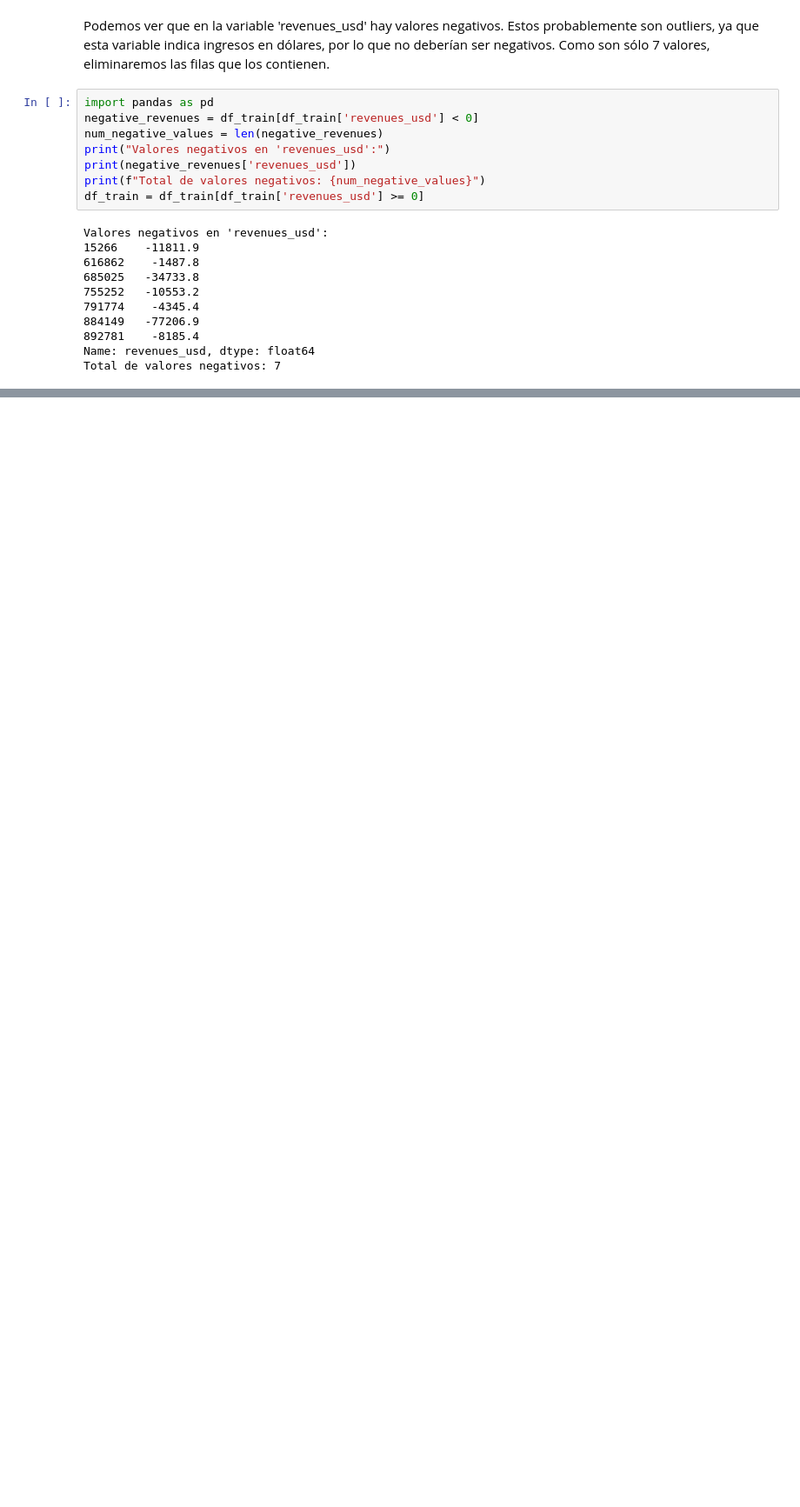
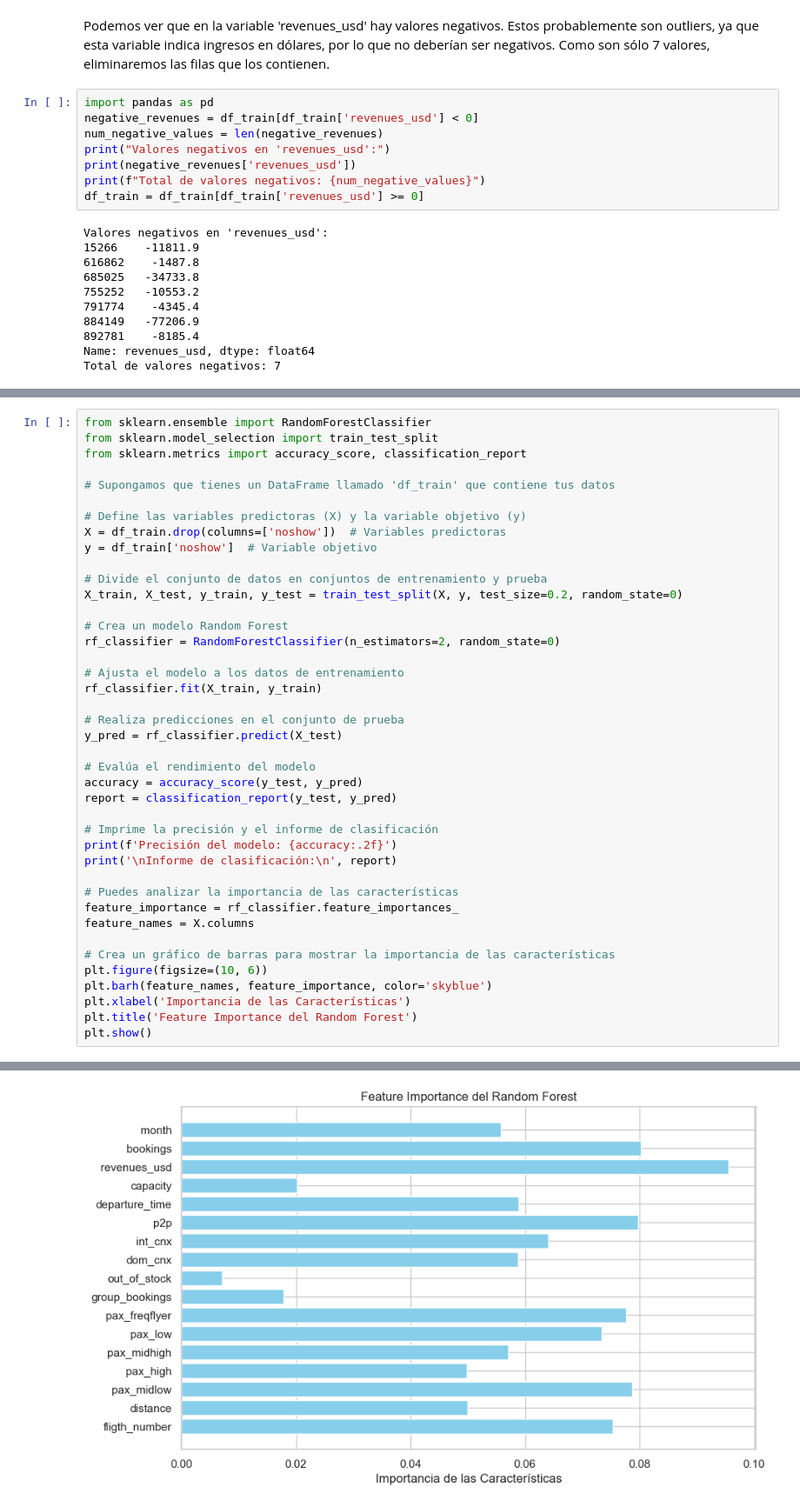
Before and after one commit to anitalittle/tarea2, a Jupyter notebook: tarea2.ipynb, the cells around one changed output, grey strips where cells are left out. Shown: that part at 87% size. Saved outputs shown, nothing was run; the diff lists cells and outputs as text; blank space fills up the shorter version.

```diff
--- a/tarea2.ipynb
+++ b/tarea2.ipynb
@@ -120,0 +215,42 @@ df_train['month'] = df_train['date'].dt.month
+# %%
+from sklearn.ensemble import RandomForestClassifier
+from sklearn.model_selection import train_test_split
+from sklearn.metrics import accuracy_score, classification_report
+
+# Supongamos que tienes un DataFrame llamado 'df_train' que contiene tus datos
+
+# Define las variables predictoras (X) y la variable objetivo (y)
+X = df_train.drop(columns=['noshow'])  # Variables predictoras
+y = df_train['noshow']  # Variable objetivo
+
+# Divide el conjunto de datos en conjuntos de entrenamiento y prueba
+X_train, X_test, y_train, y_test = train_test_split(X, y, test_size=0.2, random_state=0)
+
+# Crea un modelo Random Forest
+rf_classifier = RandomForestClassifier(n_estimators=2, random_state=0)
+
+# Ajusta el modelo a los datos de entrenamiento
+rf_classifier.fit(X_train, y_train)
+
+# Realiza predicciones en el conjunto de prueba
+y_pred = rf_classifier.predict(X_test)
+
+# Evalúa el rendimiento del modelo
+accuracy = accuracy_score(y_test, y_pred)
+report = classification_report(y_test, y_pred)
+
+# Imprime la precisión y el informe de clasificación
+print(f'Precisión del modelo: {accuracy:.2f}')
+print('\nInforme de clasificación:\n', report)
+
+# Puedes analizar la importancia de las características
+feature_importance = rf_classifier.feature_importances_
+feature_names = X.columns
+
+# Crea un gráfico de barras para mostrar la importancia de las características
+plt.figure(figsize=(10, 6))
+plt.barh(feature_names, feature_importance, color='skyblue')
+plt.xlabel('Importancia de las Características')
+plt.title('Feature Importance del Random Forest')
+plt.show()
+# %% [output]
@@ -120,0 +274 @@ df_train['month'] = df_train['date'].dt.month
+[figure, added]
```
Also changed, not shown: parts of 22 cells of this notebook.
